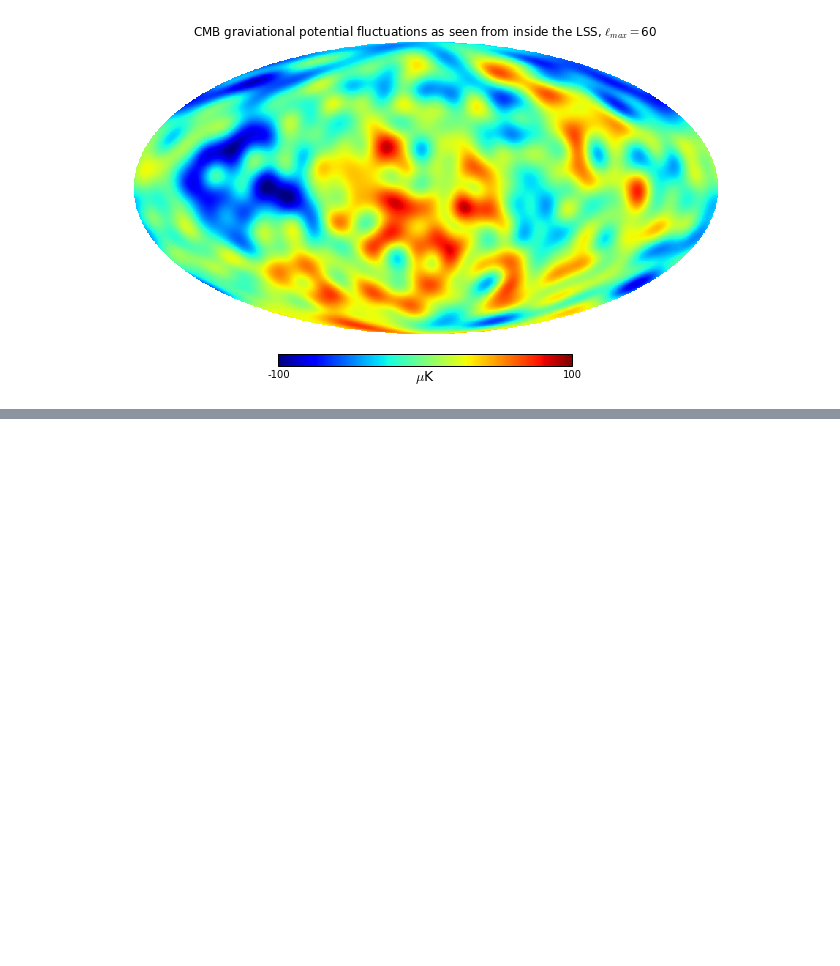
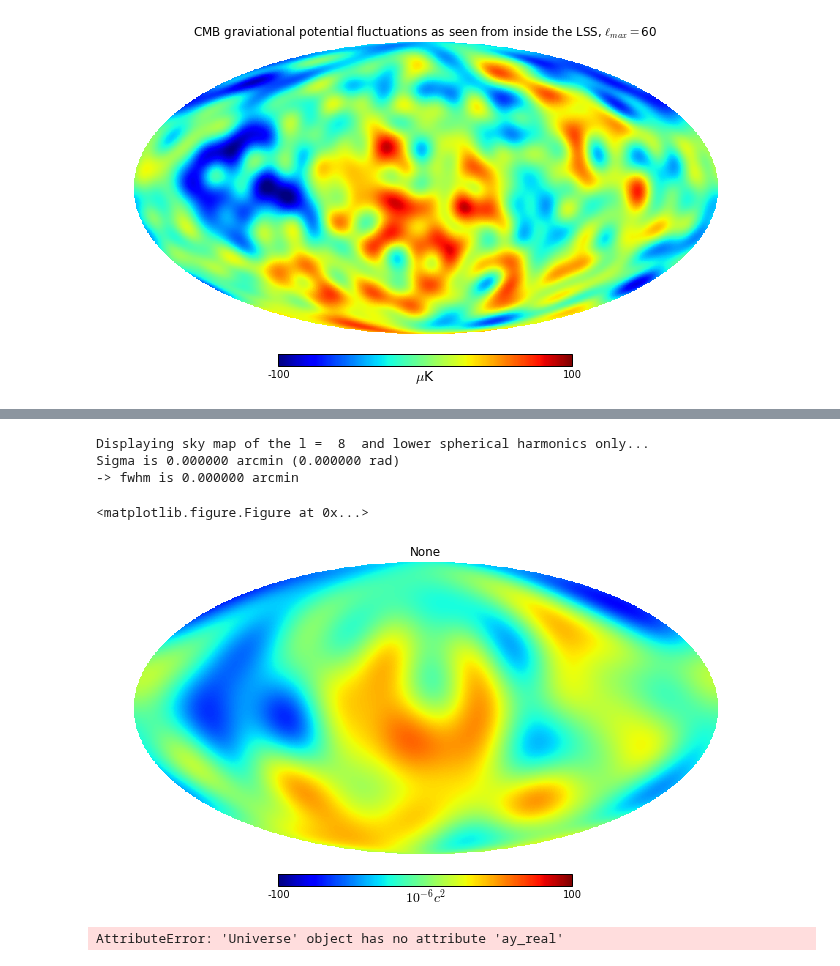
Before and after one commit to LaurencePeanuts/Music, a Jupyter notebook: Scripts/RecAnalysis_largeN.ipynb, the cells around one changed output, grey strips where cells are left out. Saved outputs shown, nothing was run; the diff lists cells and outputs as text; code cells hidden in the pictures; blank space fills up the shorter version.

```diff
--- a/Scripts/RecAnalysis_largeN.ipynb
+++ b/Scripts/RecAnalysis_largeN.ipynb
@@ -124,0 +231,9 @@ print np.min(beatbox.You.all_simulated_universes[0].fn)
+# %%
+beatbox.You.all_simulated_universes[0].lmax=60
+beatbox.You.all_simulated_universes[0].show_lowest_spherical_harmonics_of_CMB_T_map(lmax=8,max=100)
+# %% [output]
+Displaying sky map of the l =  8  and lower spherical harmonics only...
+Sigma is 0.000000 arcmin (0.000000 rad)
+-> fwhm is 0.000000 arcmin
+<matplotlib.figure.Figure at 0x...>
+[figure, added]
@@ -124,0 +250,4 @@ print np.min(beatbox.You.all_simulated_universes[0].fn)
+# %%
+beatbox.You.all_data_universes[0].ay_real
+# %% [output]
+AttributeError: 'Universe' object has no attribute 'ay_real'
```
Also changed, not shown: parts of 21 cells of this notebook, 5 other files.
